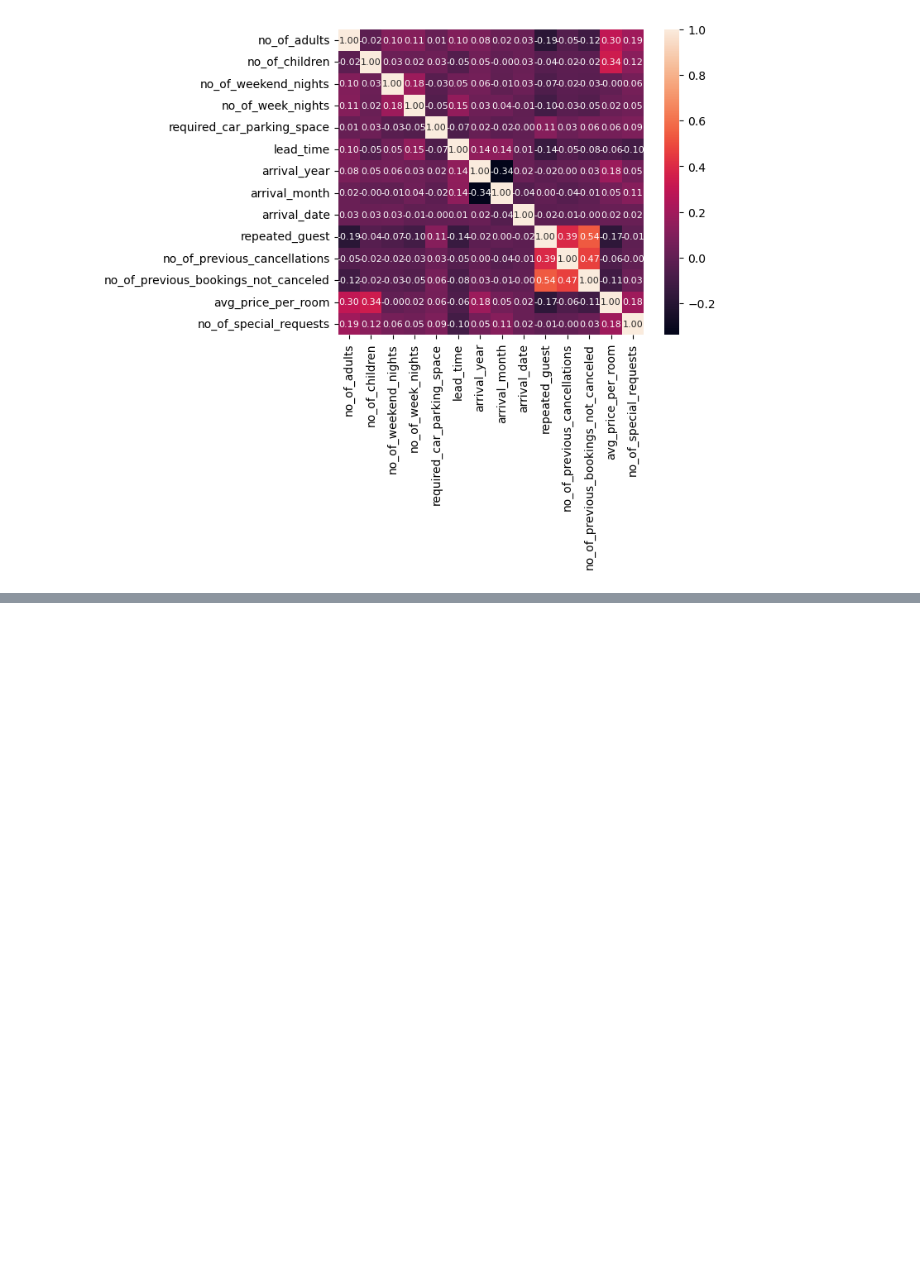
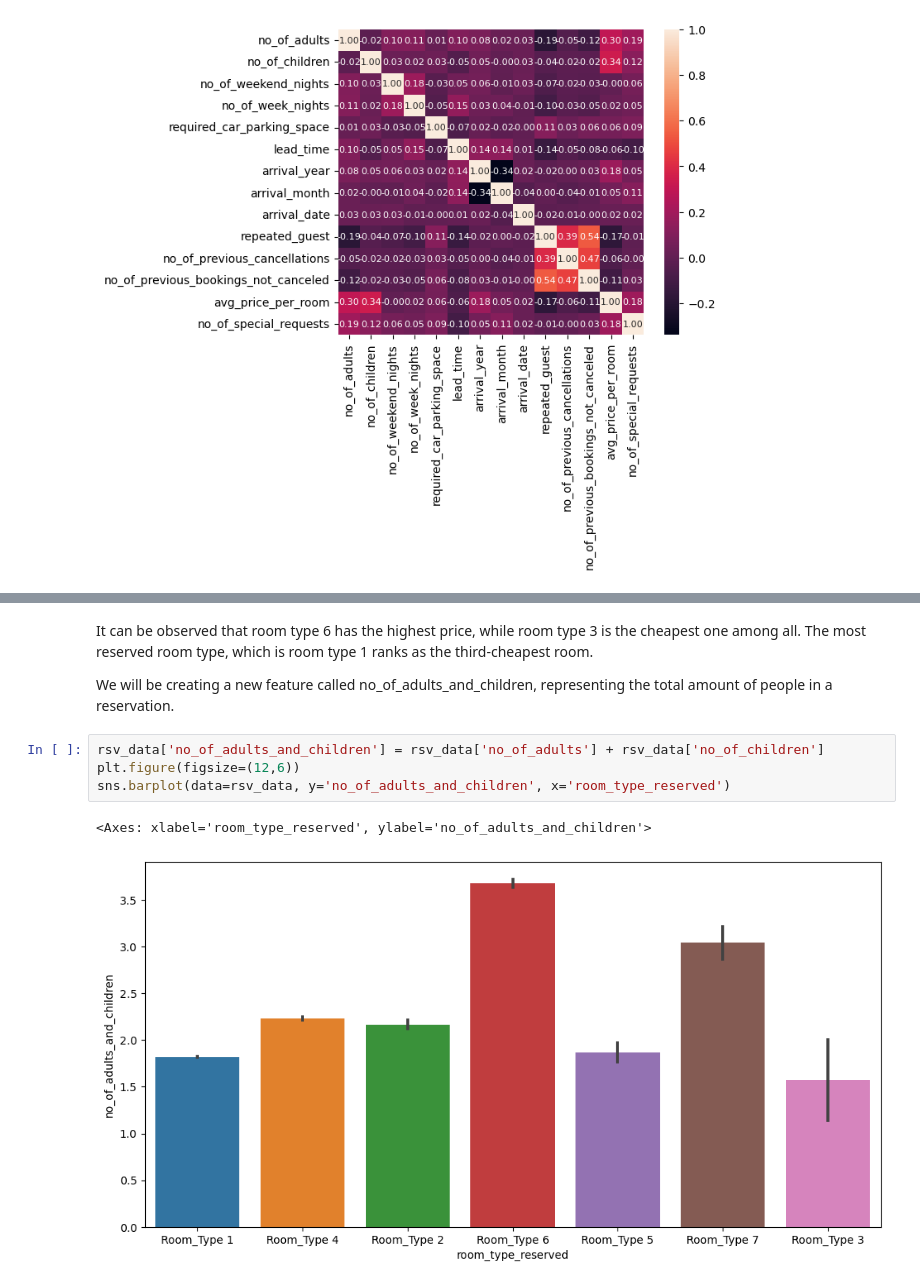
Before and after one commit to andytan0051/Data-Science-Projects, a Jupyter notebook: Hotel Reservation Cancellation Prediction/Hotel Reservation Cancellation Predictions.ipynb, the cells around one changed output, grey strips where cells are left out. Cells and saved outputs as stored; diff of their text form; blank space fills up the shorter version.

```diff
--- a/Hotel Reservation Cancellation Prediction/Hotel Reservation Cancellation Predictions.ipynb
+++ b/Hotel Reservation Cancellation Prediction/Hotel Reservation Cancellation Predictions.ipynb
@@ -189,0 +188,11 @@ array([ 0,  5,  1,  3,  4, 12, 19,  2, 15, 17,  7, 20, 16, 50, 13,  6, 14,
+# %% [markdown]
+It can be observed that room type 6 has the highest price, while room type 3 is the cheapest one among all. The most reserved room type, which is room type 1 ranks as the third-cheapest room.
+
+We will be creating a new feature called no_of_adults_and_children, representing the total amount of people in a reservation.
+# %%
+rsv_data['no_of_adults_and_children'] = rsv_data['no_of_adults'] + rsv_data['no_of_children']
+plt.figure(figsize=(12,6))
+sns.barplot(data=rsv_data, y='no_of_adults_and_children', x='room_type_reserved')
+# %% [output]
+<Axes: xlabel='room_type_reserved', ylabel='no_of_adults_and_children'>
+[figure, added]
```
Also changed, not shown: parts of 18 cells of this notebook.
